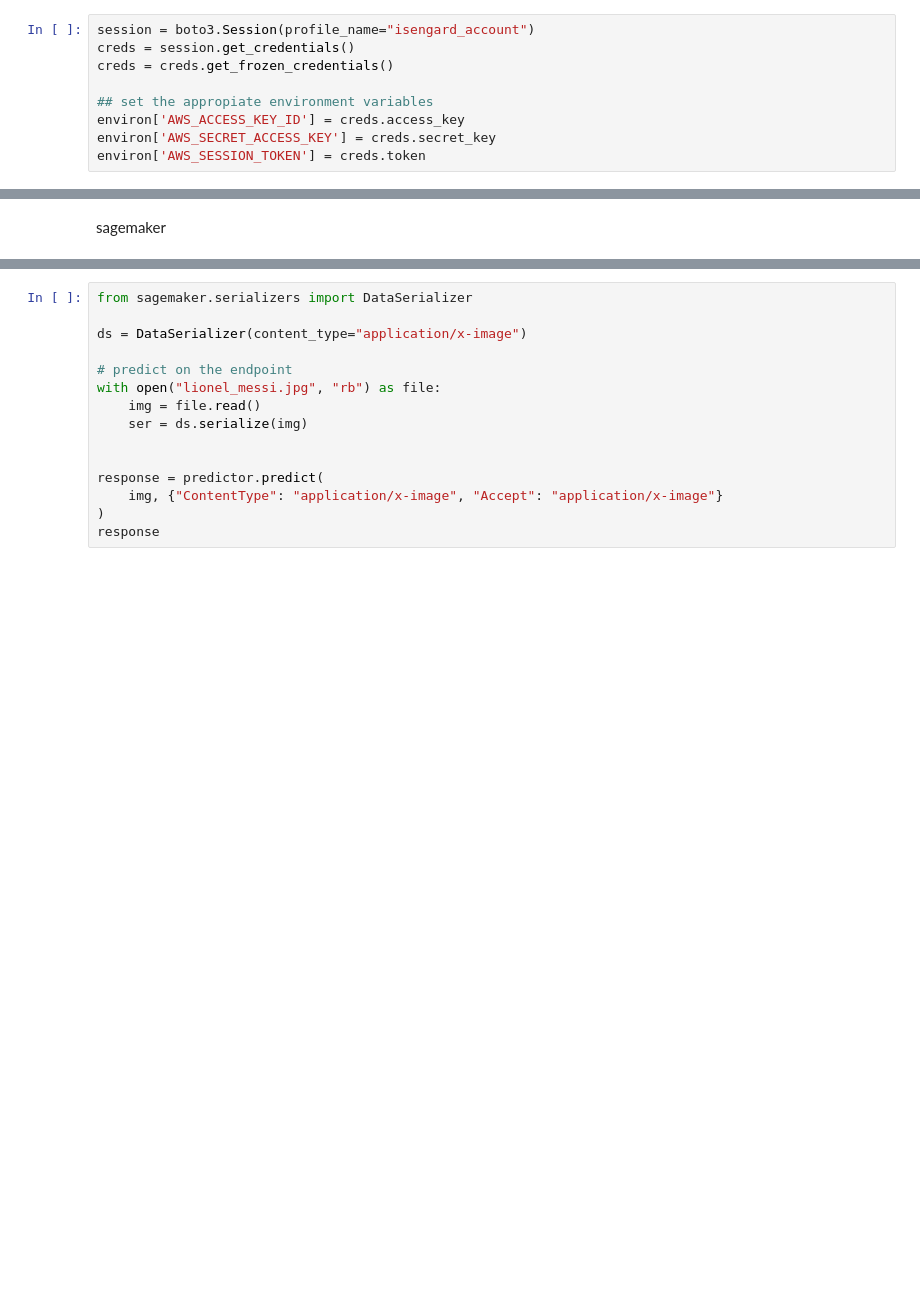
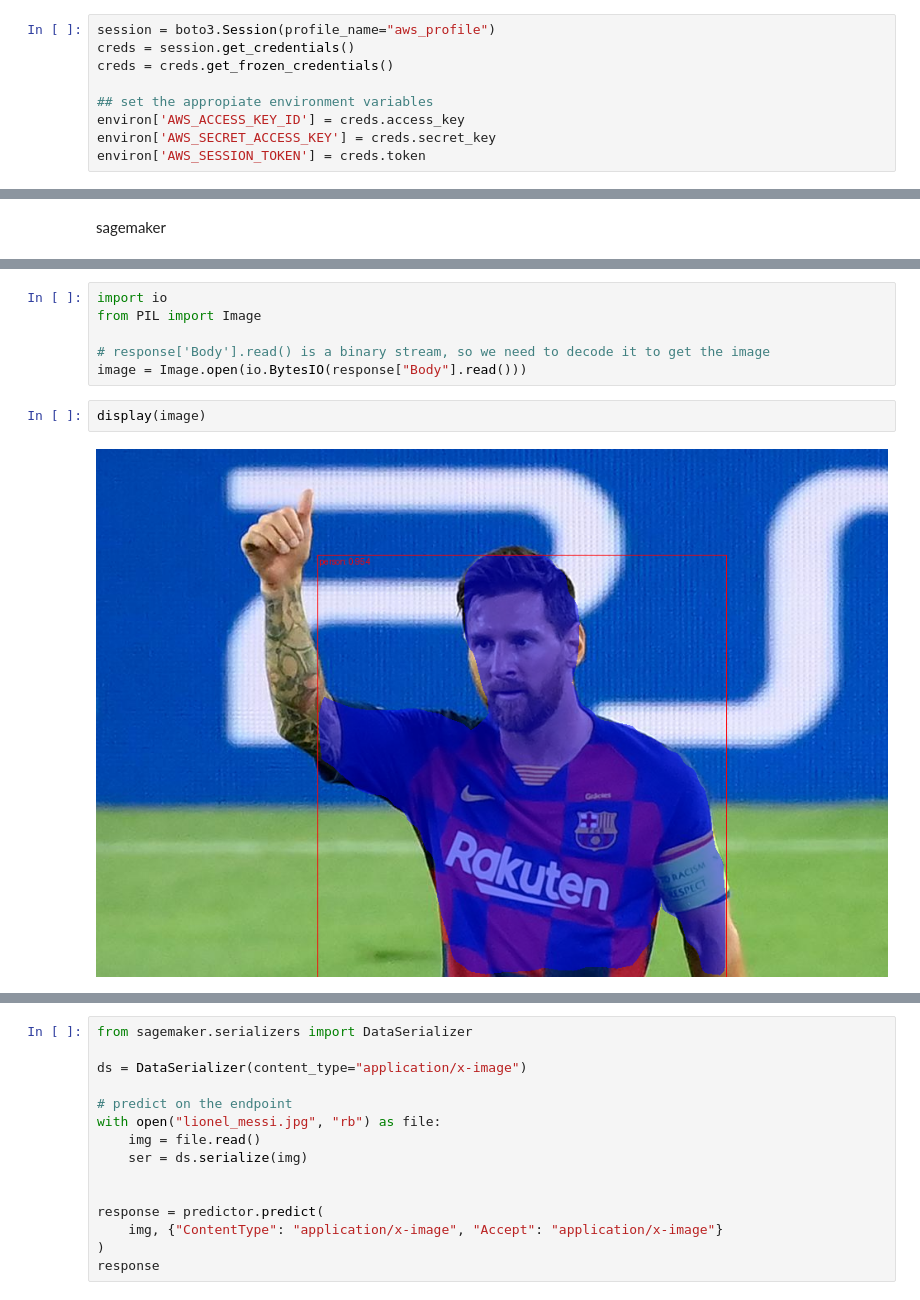
Before and after one commit to Cerozob/MAIA4402_AWS_despliegue_serverless_sagemaker_streamlit, a Jupyter notebook: notebooks/pytorch-inference-test-sagemaker.ipynb, the cells around one changed output, grey strips where cells are left out. Drawn from its saved outputs; the diff is of its cells as text; blank space fills up the shorter version.

```diff
--- a/notebooks/pytorch-inference-test-sagemaker.ipynb
+++ b/notebooks/pytorch-inference-test-sagemaker.ipynb
@@ -3,7 +3,7 @@ import boto3
 from os import environ
 from IPython.display import Image, display
 # %%
-session = boto3.Session(profile_name="isengard_account")
+session = boto3.Session(profile_name="aws_profile")
 creds = session.get_credentials()
 creds = creds.get_frozen_credentials()
 
@@ -86,3 +81,13 @@ ints/PytorchPersonDetectionEndpoint in account 711387129682 for more information
+# %%
+import io
+from PIL import Image
+
+# response['Body'].read() is a binary stream, so we need to decode it to get the image
+image = Image.open(io.BytesIO(response["Body"].read()))
+# %%
+display(image)
+# %% [output]
+[figure, added]
 # %%
 # locally deploy as a sagemaker endpoint
 
```
Also changed, not shown: parts of 3 cells of this notebook, 15 other files.
